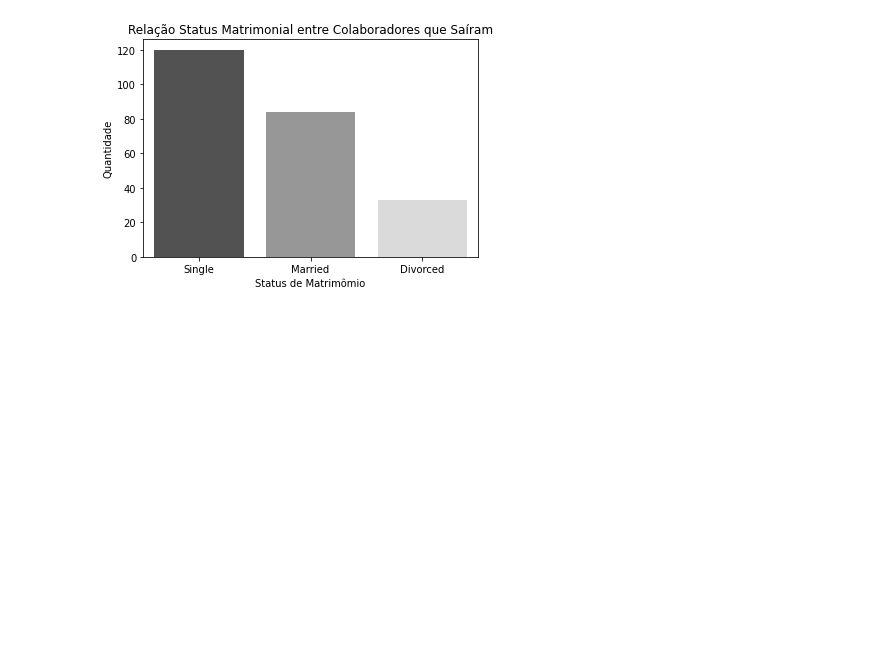
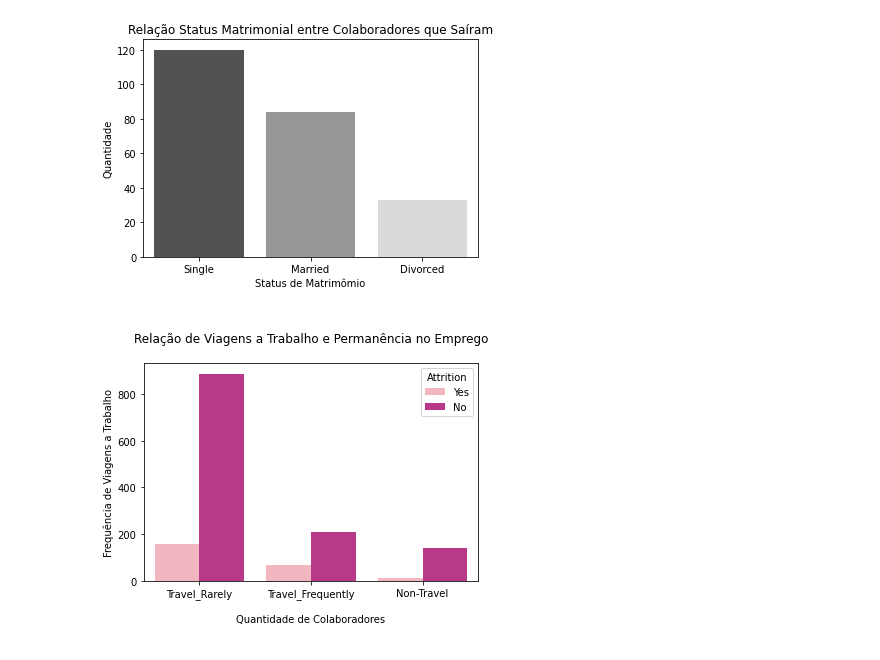
Before and after one commit to vilianf/analytics, a Jupyter notebook: python/hr_ibm/ibm_hr.ipynb, the cells around one changed output. Cells and saved outputs as stored; diff of their text form; code cells hidden in the pictures; blank space fills up the shorter version.

```diff
--- a/python/hr_ibm/ibm_hr.ipynb
+++ b/python/hr_ibm/ibm_hr.ipynb
@@ -279,3 +273,12 @@ plt.show()
 # %% [output]
 [figure]
 [figure]
+# %%
+#Relação entre frequência de viagens a trabalho com permanência no emprego
+sns.countplot(x=df_limpo['BusinessTravel'], hue=df_limpo['Attrition'] , data=df_sairam, palette="RdPu")
+plt.ylabel('Frequência de Viagens a Trabalho')
+plt.xlabel('\nQuantidade de Colaboradores\n')
+plt.title('\nRelação de Viagens a Trabalho e Permanência no Emprego\n')
+plt.show()
+# %% [output]
+[figure, added]
```
Also changed, not shown: parts of 8 cells of this notebook.
